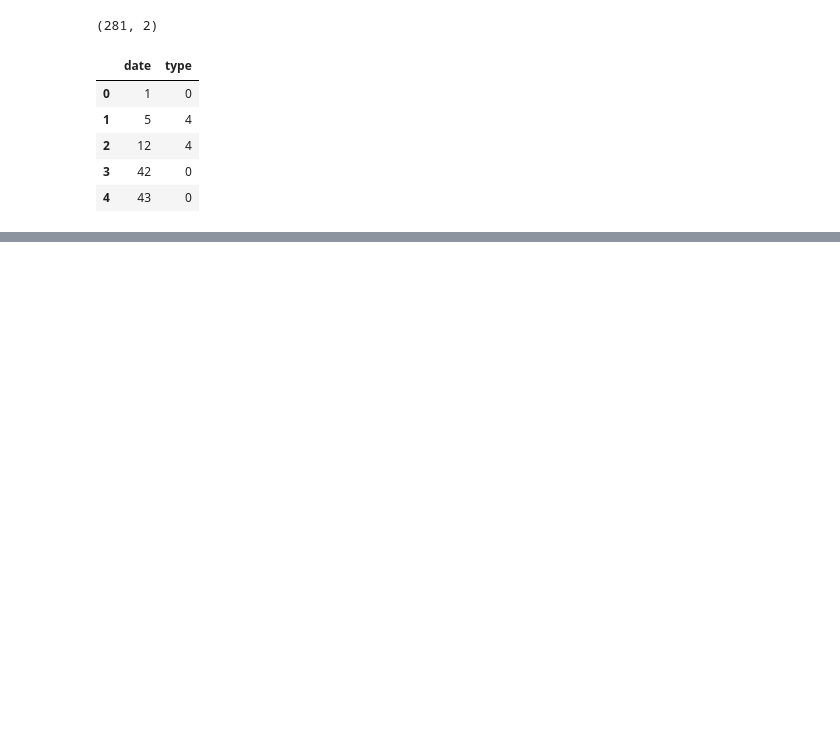
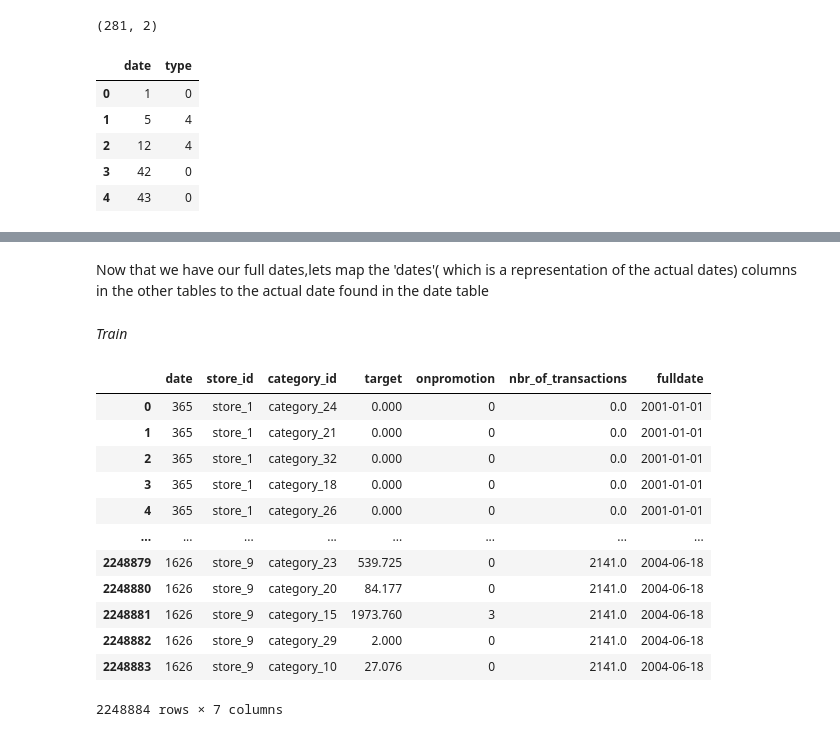
Before and after one commit to Gilbert-B/Forecasting-Sales, a Jupyter notebook: notebook/Sales_Forecast.ipynb, the cells around one changed output, grey strips where cells are left out. Cells and saved outputs as stored; diff of their text form; code cells hidden in the pictures; blank space fills up the shorter version.

```diff
--- a/notebook/Sales_Forecast.ipynb
+++ b/notebook/Sales_Forecast.ipynb
@@ -410,0 +483,6 @@ array(['store_1', 'store_2', 'store_3', 'store_4', 'store_5', 'store_6',
+# %%
+# Combine year, month, and day columns into a single column
+try:
+    date['full_date'] = pd.to_datetime(date[['year', 'month', 'day']], errors='coerce')
+except ValueError as e:
+    print(f"Error: {e}")
@@ -410,0 +506,3 @@ array(['store_1', 'store_2', 'store_3', 'store_4', 'store_5', 'store_6',
+# %%
+# Drop date column
+date.drop('date', axis=1, inplace=True)
@@ -410,0 +511,3 @@ array(['store_1', 'store_2', 'store_3', 'store_4', 'store_5', 'store_6',
+# %%
+indexedDate= date.set_index('full_date')
+indexedDate.head()
@@ -410,0 +522,27 @@ array(['store_1', 'store_2', 'store_3', 'store_4', 'store_5', 'store_6',
+# %% [markdown]
+Now that we have our full dates,lets map the 'dates'( which is a representation of the actual dates) columns in the other tables
+to the actual date found in the date table
+# %% [markdown]
+*Train*
+# %%
+# Create a dictionary mapping 'date' values to 'fulldate' values from the 'date' DataFrame
+date_mapping = date.set_index('date')['full_date'].to_dict()
+
+# Add a new column 'fulldate' to the 'trains' DataFrame by mapping 'date' values using the dictionary
+train['fulldate'] = train['date'].map(date_mapping)
+# %%
+train
+# %% [output]
+|  | date | store_id | category_id | target | onpromotion | nbr_of_transactions | fulldate |
+| 0 | 365 | store_1 | category_24 | 0.000 | 0 | 0.0 | 2001-01-01 |
+| 1 | 365 | store_1 | category_21 | 0.000 | 0 | 0.0 | 2001-01-01 |
+| 2 | 365 | store_1 | category_32 | 0.000 | 0 | 0.0 | 2001-01-01 |
+| 3 | 365 | store_1 | category_18 | 0.000 | 0 | 0.0 | 2001-01-01 |
+| 4 | 365 | store_1 | category_26 | 0.000 | 0 | 0.0 | 2001-01-01 |
+| ... | ... | ... | ... | ... | ... | ... | ... |
+| 2248879 | 1626 | store_9 | category_23 | 539.725 | 0 | 2141.0 | 2004-06-18 |
+| 2248880 | 1626 | store_9 | category_20 | 84.177 | 0 | 2141.0 | 2004-06-18 |
+| 2248881 | 1626 | store_9 | category_15 | 1973.760 | 3 | 2141.0 | 2004-06-18 |
+| 2248882 | 1626 | store_9 | category_29 | 2.000 | 0 | 2141.0 | 2004-06-18 |
+| 2248883 | 1626 | store_9 | category_10 | 27.076 | 0 | 2141.0 | 2004-06-18 |
+2248884 rows × 7 columns
```
Also changed, not shown: parts of 80 cells of this notebook.
